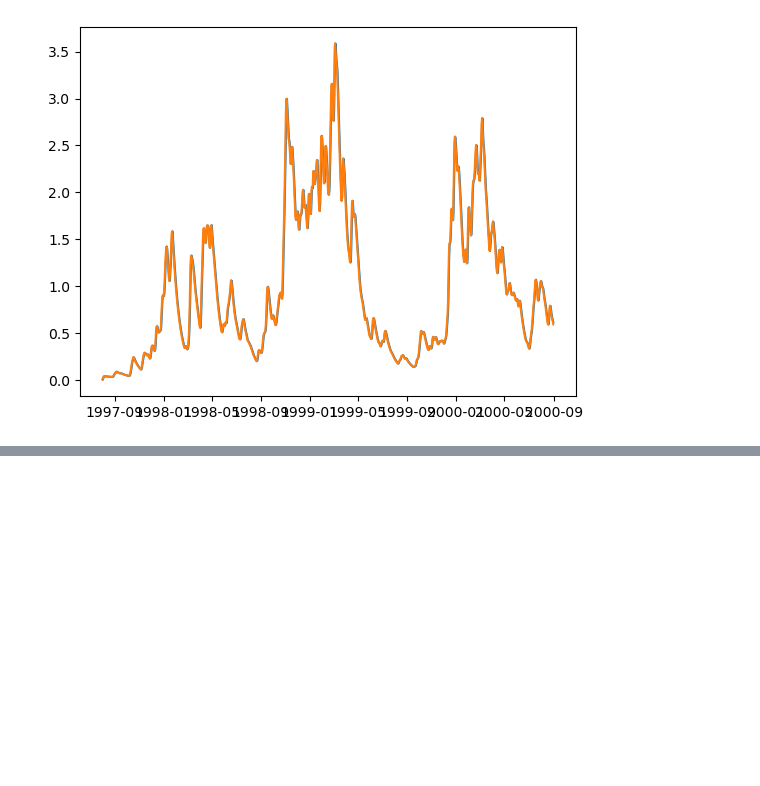
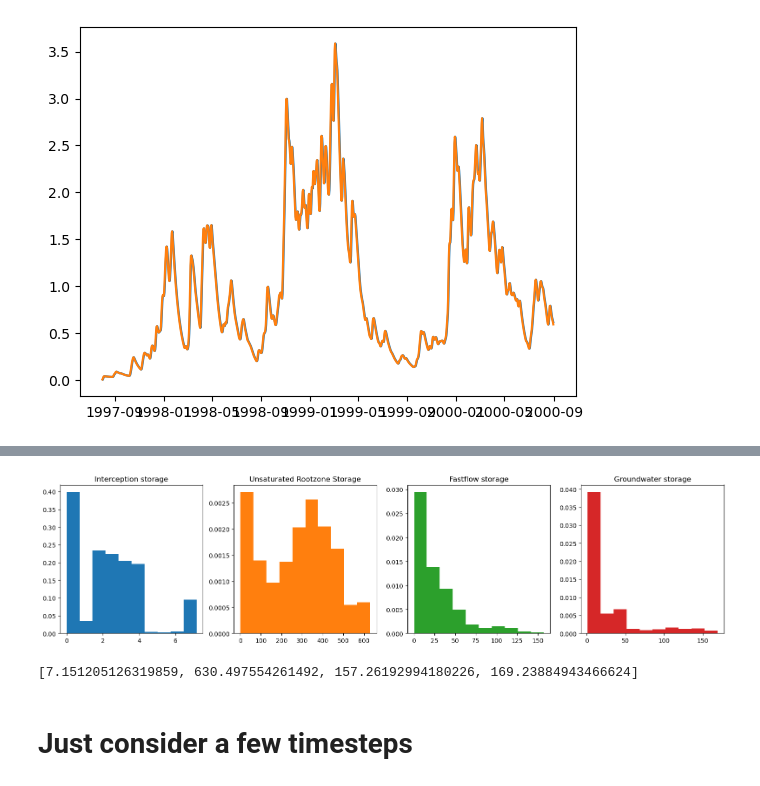
Before and after one commit to Daafip/HBV-data-assimilation, a Jupyter notebook: Forward model BMI.ipynb, the cells around one changed output, grey strips where cells are left out. Cells and saved outputs as stored; diff of their text form; code cells hidden in the pictures; blank space fills up the shorter version.

```diff
--- a/Forward model BMI.ipynb
+++ b/Forward model BMI.ipynb
@@ -91,0 +103,21 @@ for index, ensembleMember in enumerate(ensemble):
+# %%
+storage_terms = []
+for ensembleMember in ensemble:
+    storage_terms.append(np.array(ensembleMember.storage_terms_lst))
+storage_terms = np.array(storage_terms)
+storage_max = []
+# %%
+fig, ax = plt.subplots(1,4, figsize=(16,4))
+fig.tight_layout(w_pad=2)
+for index, storage_type in enumerate(storage_terms.T):
+    ax[index].hist(storage_type.flatten(),density=True,color=f'C{index}')
+    ax[index].set_title(S_names[index])
+    storage_max.append(max(storage_type.flatten()))
+# %% [output]
+[figure, added]
+# %%
+storage_max
+# %% [output]
+[7.151205126319859, 630.497554261492, 157.26192994180226, 169.23884943466624]
+# %% [markdown]
+# Just consider a few timesteps
```
Also changed, not shown: parts of 56 cells of this notebook, 3 other files.
